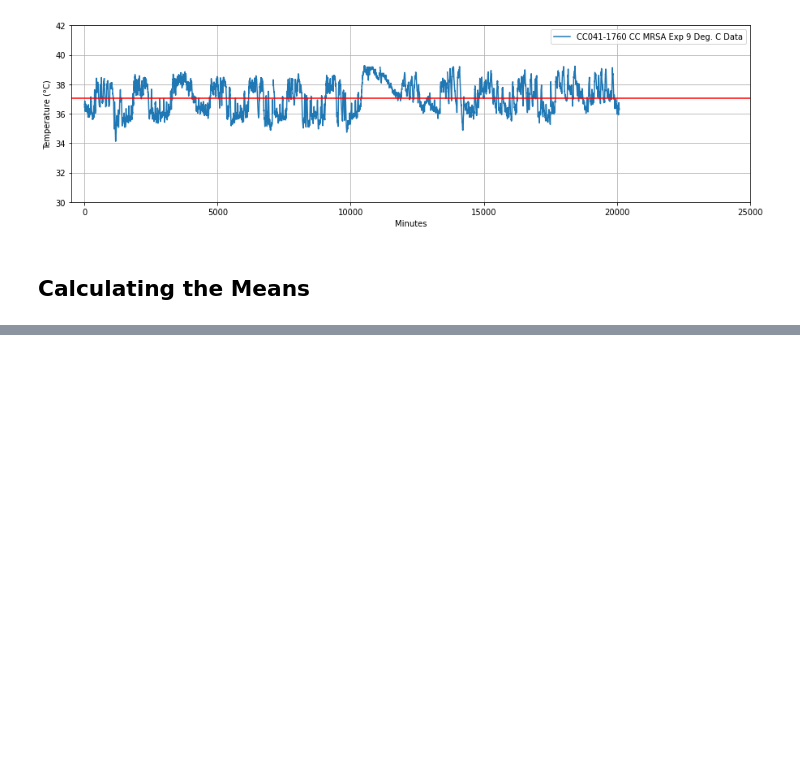
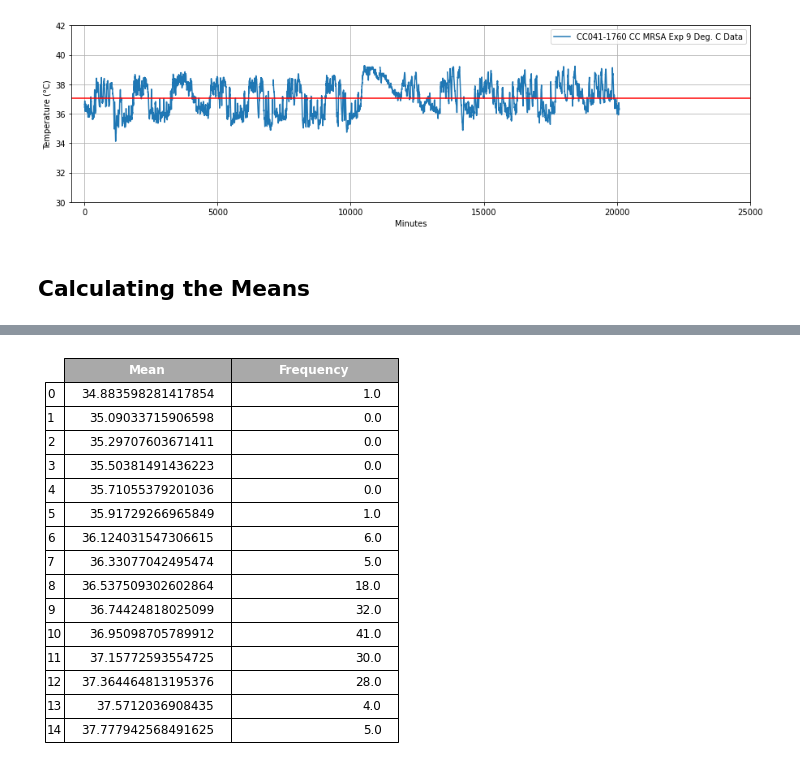
Before and after one commit to sheyaa/caterpillar_mset, a Jupyter notebook: Time_Series_and_Mean.ipynb, the cells around one changed output, grey strips where cells are left out. Saved outputs shown, nothing was run; the diff lists cells and outputs as text; code cells hidden in the pictures; blank space fills up the shorter version.

```diff
--- a/Time_Series_and_Mean.ipynb
+++ b/Time_Series_and_Mean.ipynb
@@ -114,0 +138,27 @@ plt.savefig(filename1, facecolor='white')
+# %%
+histogram, bin_edges = np.histogram(mean_values, bins=15)
+
+# Create a DataFrame from the histogram data
+df_histogram = pd.DataFrame({'Mean': bin_edges[:-1], 'Frequency': histogram})
+
+# Create a table visualization using matplotlib
+fig, ax = plt.subplots(figsize=(6, 4))
+ax.axis('off')
+table = ax.table(cellText=df_histogram.values, colLabels=df_histogram.columns, rowLabels=df_histogram.index, loc='center')
+table.auto_set_font_size(False)
+table.set_fontsize(12)
+table.scale(1, 2)  # Adjust the scaling factor as per your requirements
+
+# Modify the column names as dark color boxes
+for i, col_name in enumerate(df_histogram.columns):
+    cell = table[0, i]
+    cell.set_text_props(weight='bold', color='white')
+    cell.set_facecolor('darkgray')
+
+# Print the resulting DataFrame
+#print(df_histogram)
+
+# Save the table as an image file
+plt.savefig('mean_freq_table.png', bbox_inches='tight', facecolor='white')
+# %% [output]
+[figure, added]
```
Also changed, not shown: parts of 5 cells of this notebook, 1 other file.
